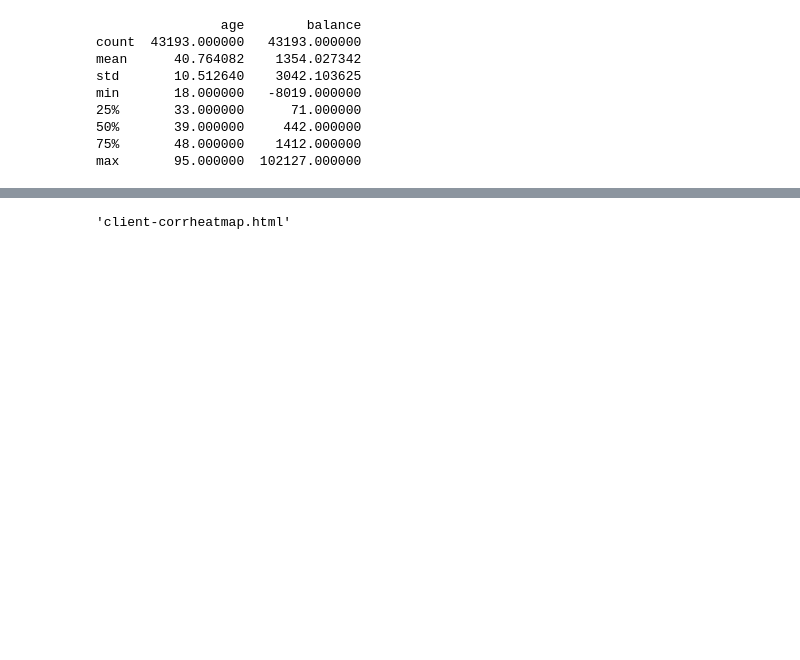
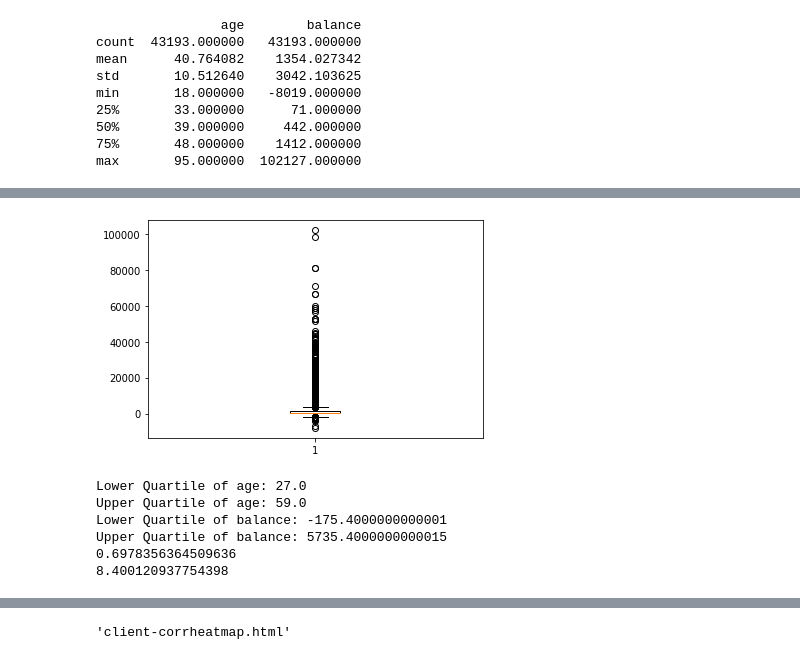
Before and after one commit to mayurvaishnav/data-visualization, a Jupyter notebook: notebooks/Analysis-clients.ipynb, the cells around one changed output, grey strips where cells are left out. Cells and saved outputs as stored; diff of their text form; code cells hidden in the pictures; blank space fills up the shorter version.

```diff
--- a/notebooks/Analysis-clients.ipynb
+++ b/notebooks/Analysis-clients.ipynb
@@ -64,0 +71,24 @@ max       95.000000  102127.000000
+# %%
+plt.boxplot(df["balance"])
+plt.show()
+# %% [output]
+[figure, added]
+# %%
+# Quantiles of balance and age
+LQ_bal =df['balance'].quantile(0.05)
+UQ_bal=df['balance'].quantile(0.95)
+LQ_age =df['age'].quantile(0.05)
+UQ_age=df['age'].quantile(0.95)
+print('Lower Quartile of age:',LQ_age)
+print('Upper Quartile of age:',UQ_age)
+print('Lower Quartile of balance:',LQ_bal)
+print('Upper Quartile of balance:',UQ_bal)
+print(df['age'].skew())
+print(df['balance'].skew())
+# %% [output]
+Lower Quartile of age: 27.0
+Upper Quartile of age: 59.0
+Lower Quartile of balance: -175.4000000000001
+Upper Quartile of balance: 5735.4000000000015
+0.6978356364509636
+8.400120937754398
```
Also changed, not shown: parts of 16 cells of this notebook, 5 other files.
